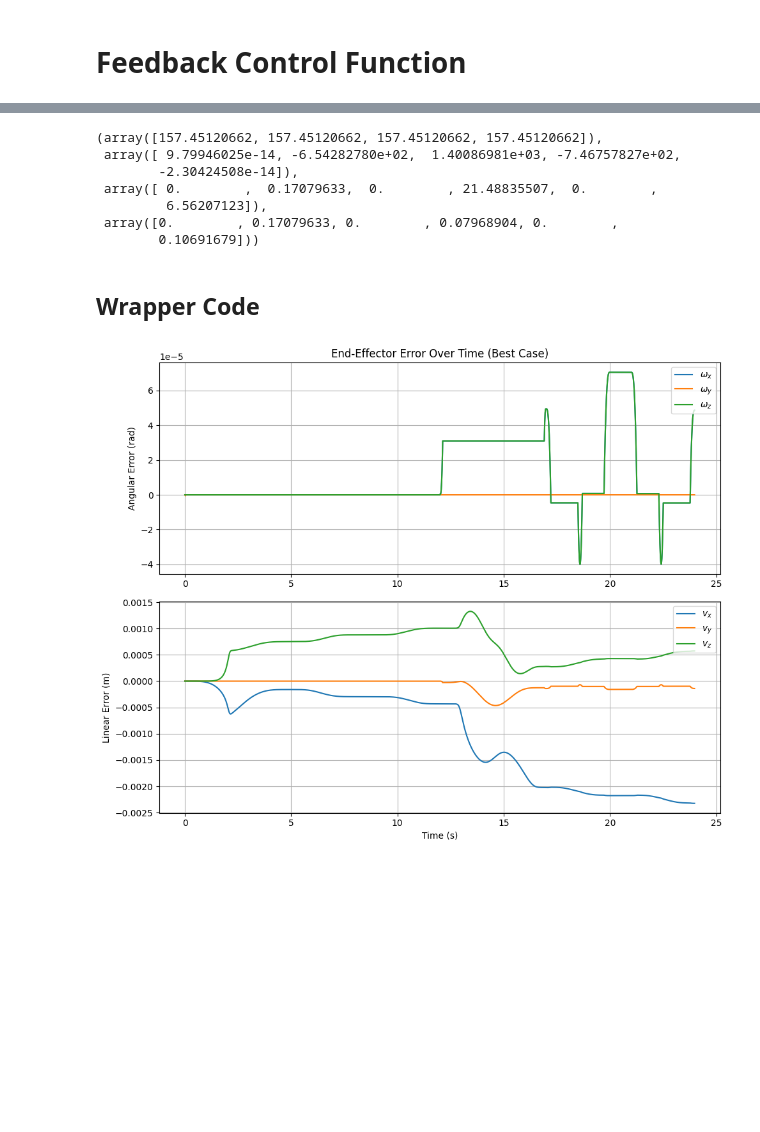
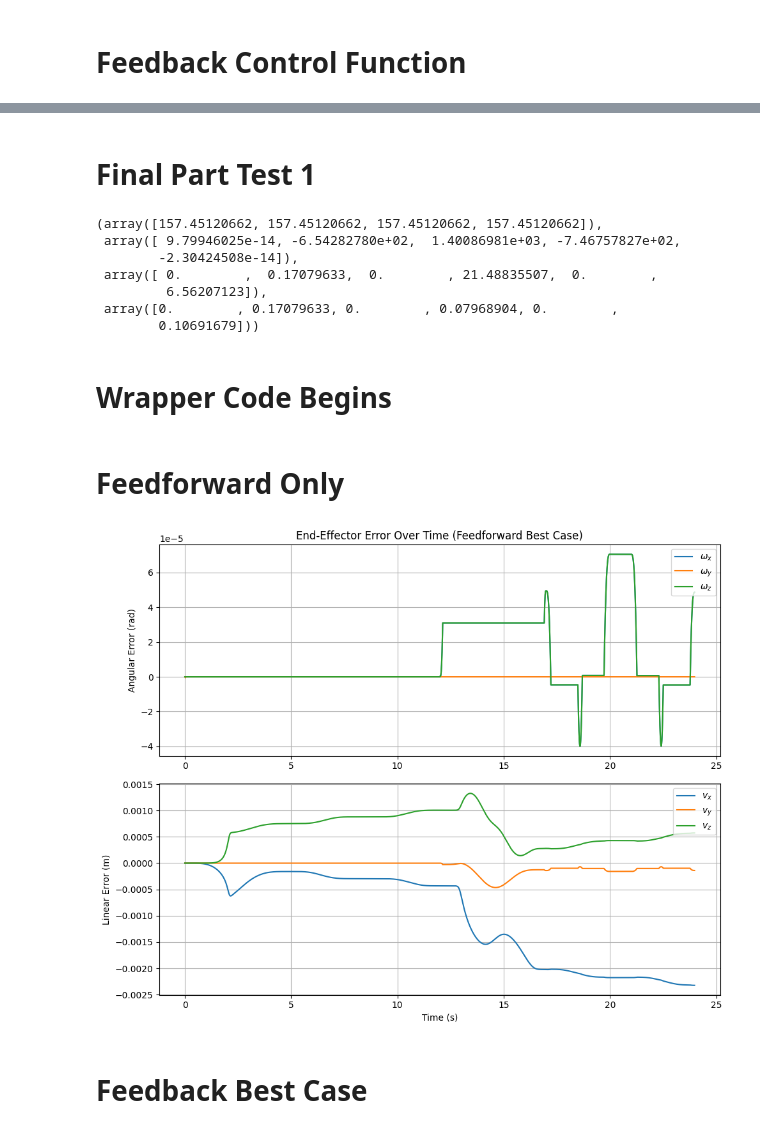
Before and after one commit to arobotdinosaur/MAE_204_Final_Project, a Jupyter notebook: DumpCode.ipynb, the cells around one changed output, grey strips where cells are left out. Saved outputs shown, nothing was run; the diff lists cells and outputs as text; code cells hidden in the pictures; blank space fills up the shorter version.

```diff
--- a/DumpCode.ipynb
+++ b/DumpCode.ipynb
@@ -301,4 +301,6 @@ while i < 500:
 
 #    full_predictions.append(kinematic_prediction)
 np.savetxt("milestone_2_test.csv",full_predictions,delimiter=",")
+# %% [markdown]
+# Final Part Test 1
 # %%
@@ -320,7 +322,9 @@ FeedbackControl(Xd,Xd_next,np.eye(6),np.zeros((6,6)),0.01,np.array([0,0,0,0,0,0.
  array([0.        , 0.17079633, 0.        , 0.07968904, 0.        ,
         0.10691679]))
 # %% [markdown]
-## Wrapper Code
+# Wrapper Code Begins
+# %% [markdown]
+# Feedforward Only
 # %%
 #wrapper code for feedforward
 
@@ -379,32 +382,34 @@ np.savetxt("Final_test_feedforward.csv",full_list,delimiter=',')
 # %%
 #error plots for feedforward
 
 X_err_array = np.array(X_err_list)
 t_array = np.array(t)
 
 plt.figure(figsize=(10, 8))
 
 plt.subplot(2, 1, 1)
 plt.plot(t_array, X_err_array[:, 0], label=r'$\omega_x$')
 plt.plot(t_array, X_err_array[:, 1], label=r'$\omega_y$')
 plt.plot(t_array, X_err_array[:, 2], label=r'$\omega_z$')
-plt.title('End-Effector Error Over Time (Best Case)') #
+plt.title('End-Effector Error Over Time (Feedforward Best Case)') #
 plt.ylabel('Angular Error (rad)')
 plt.grid(True)
 plt.legend(loc='upper right')
 
 plt.subplot(2, 1, 2)
 plt.plot(t_array, X_err_array[:, 3], label=r'$v_x$')
 plt.plot(t_array, X_err_array[:, 4], label=r'$v_y$')
 plt.plot(t_array, X_err_array[:, 5], label=r'$v_z$')
 plt.xlabel('Time (s)')
 plt.ylabel('Linear Error (m)')
 plt.grid(True)
 plt.legend(loc='upper right')
 
 plt.tight_layout()
 #plt.savefig('X_err_plot.png')
 plt.show()
 # %% [output]
-[figure, old version]
+[figure, new version]
+# %% [markdown]
+# Feedback Best Case
 # %%
```
Also changed, not shown: parts of 11 cells of this notebook.
